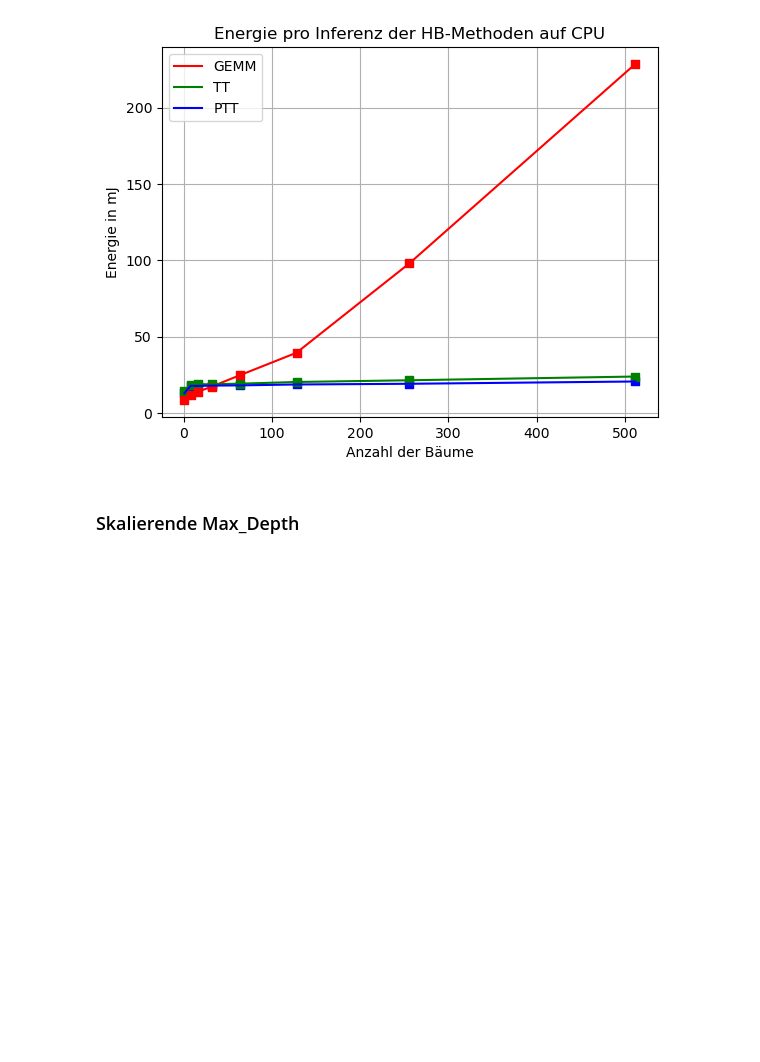
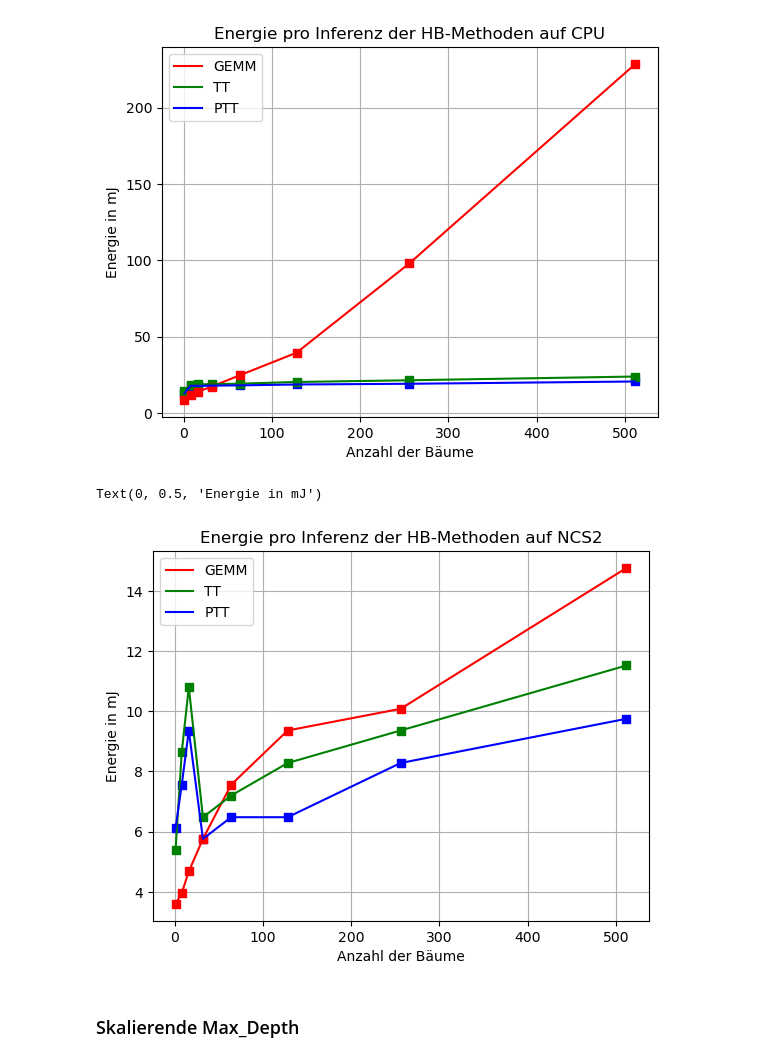
Before and after one commit to R-e-d-a-X/EdgeTPU-and-NCS, a Jupyter notebook: src/ncs/NCS_visualization.ipynb, the cells around one changed output. Saved outputs shown, nothing was run; the diff lists cells and outputs as text; code cells hidden in the pictures; blank space fills up the shorter version.

```diff
--- a/src/ncs/NCS_visualization.ipynb
+++ b/src/ncs/NCS_visualization.ipynb
@@ -240,3 +251,21 @@ Text(0, 0.5, 'Energie in mJ')
+# %%
+fig, ax = plt.subplots()
+
+plt.title("Energie pro Inferenz der HB-Methoden auf NCS2")
+ax.set_axisbelow(True)
+ax.grid()
+ax.plot(x, y_gemm_ncs, c='red')
+ax.plot(x,   y_tt_ncs, c='green')
+ax.plot(x,  y_ptt_ncs, c='blue')
+plt.legend(labels=['GEMM', 'TT', 'PTT'])
+ax.scatter(x,  y_ptt_ncs, c='blue', marker='s')
+ax.scatter(x,   y_tt_ncs, c='green', marker='s')
+ax.scatter(x, y_gemm_ncs, c='red', marker='s')
+plt.xlabel("Anzahl der Bäume")
+plt.ylabel("Energie in mJ")
+# %% [output]
+Text(0, 0.5, 'Energie in mJ')
+[figure, added]
 # %% [markdown]
 ### Skalierende Max_Depth
 # %%
```
Also changed, not shown: parts of 14 cells of this notebook, 2 other files.
